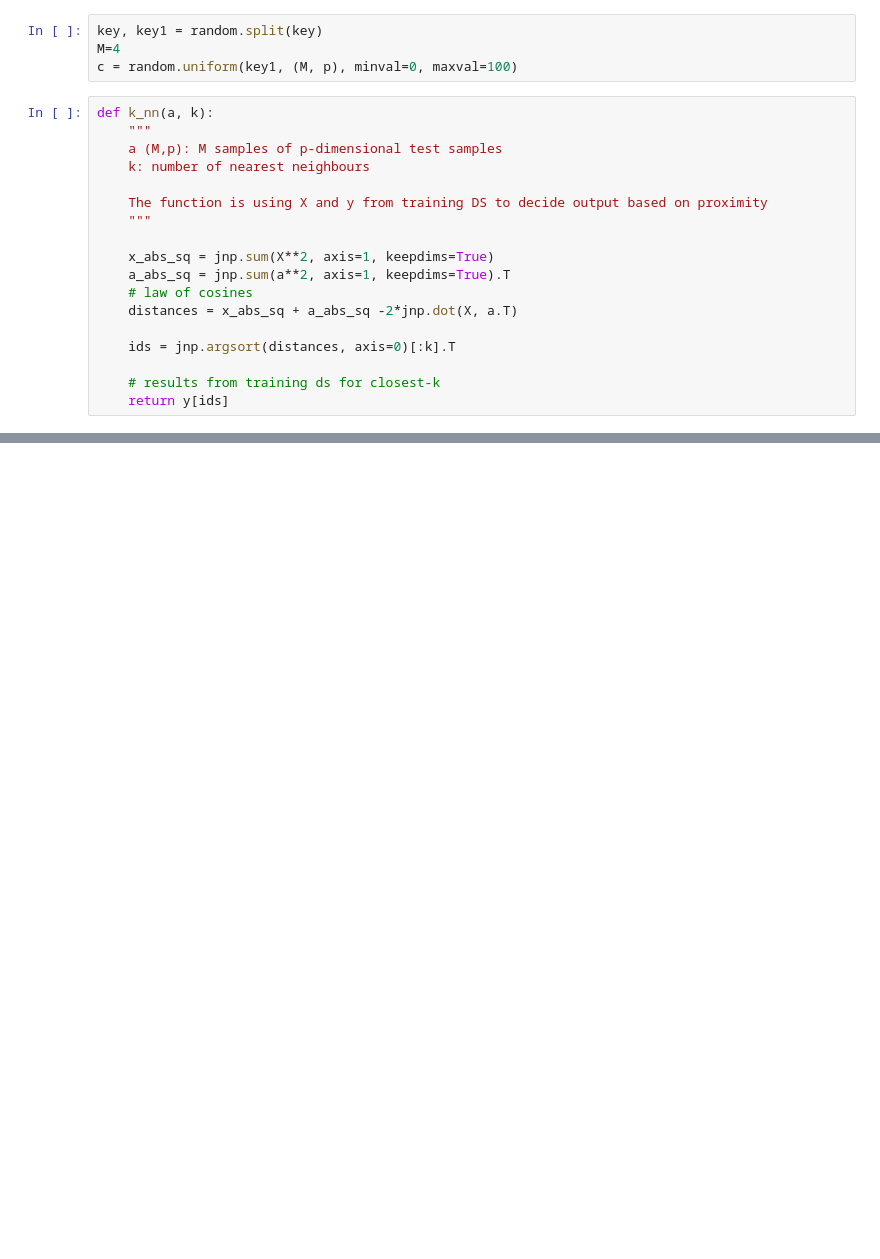
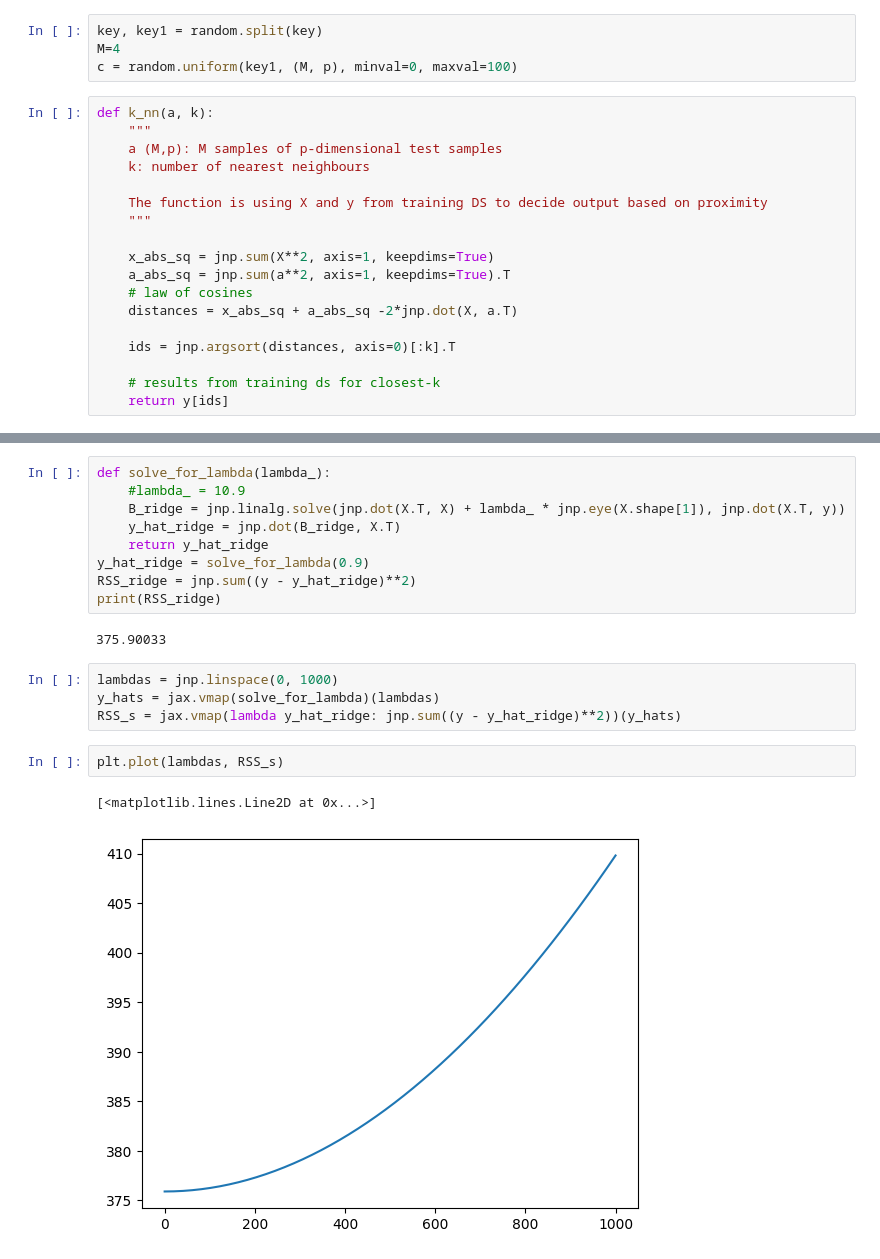
Before and after one commit to zostaw/learning-simple-regression, a Jupyter notebook: simple_regression.ipynb, the cells around one changed output, grey strips where cells are left out. Cells and saved outputs as stored; diff of their text form; blank space fills up the shorter version.

```diff
--- a/simple_regression.ipynb
+++ b/simple_regression.ipynb
@@ -284,0 +316,20 @@ plt.show()
+# %%
+def solve_for_lambda(lambda_):
+    #lambda_ = 10.9
+    B_ridge = jnp.linalg.solve(jnp.dot(X.T, X) + lambda_ * jnp.eye(X.shape[1]), jnp.dot(X.T, y))
+    y_hat_ridge = jnp.dot(B_ridge, X.T)
+    return y_hat_ridge
+y_hat_ridge = solve_for_lambda(0.9)
+RSS_ridge = jnp.sum((y - y_hat_ridge)**2)
+print(RSS_ridge)
+# %% [output]
+375.90033
+# %%
+lambdas = jnp.linspace(0, 1000)
+y_hats = jax.vmap(solve_for_lambda)(lambdas)
+RSS_s = jax.vmap(lambda y_hat_ridge: jnp.sum((y - y_hat_ridge)**2))(y_hats)
+# %%
+plt.plot(lambdas, RSS_s)
+# %% [output]
+[<matplotlib.lines.Line2D at 0x...>]
+[figure, added]
```
Also changed, not shown: parts of 27 cells of this notebook.
